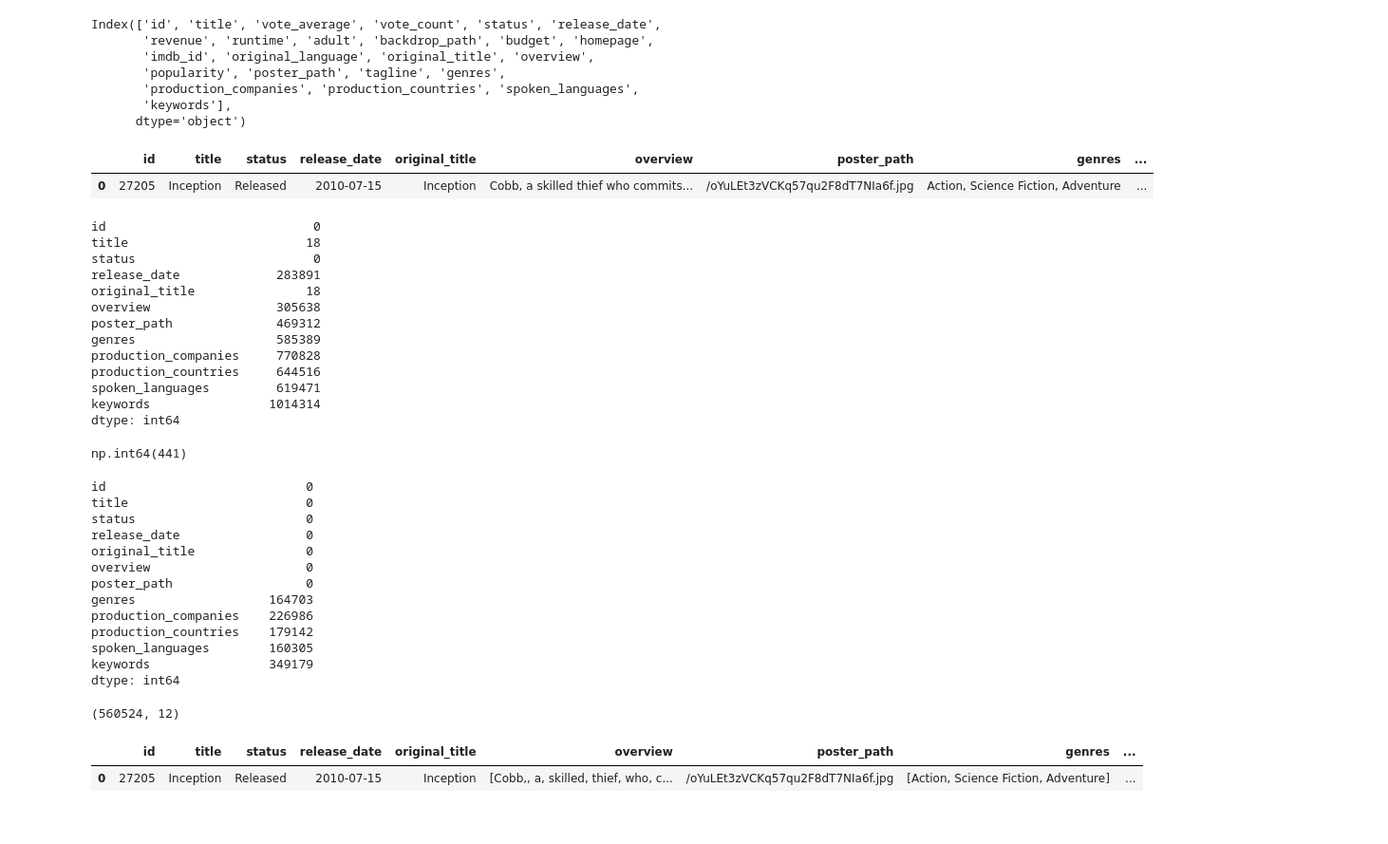
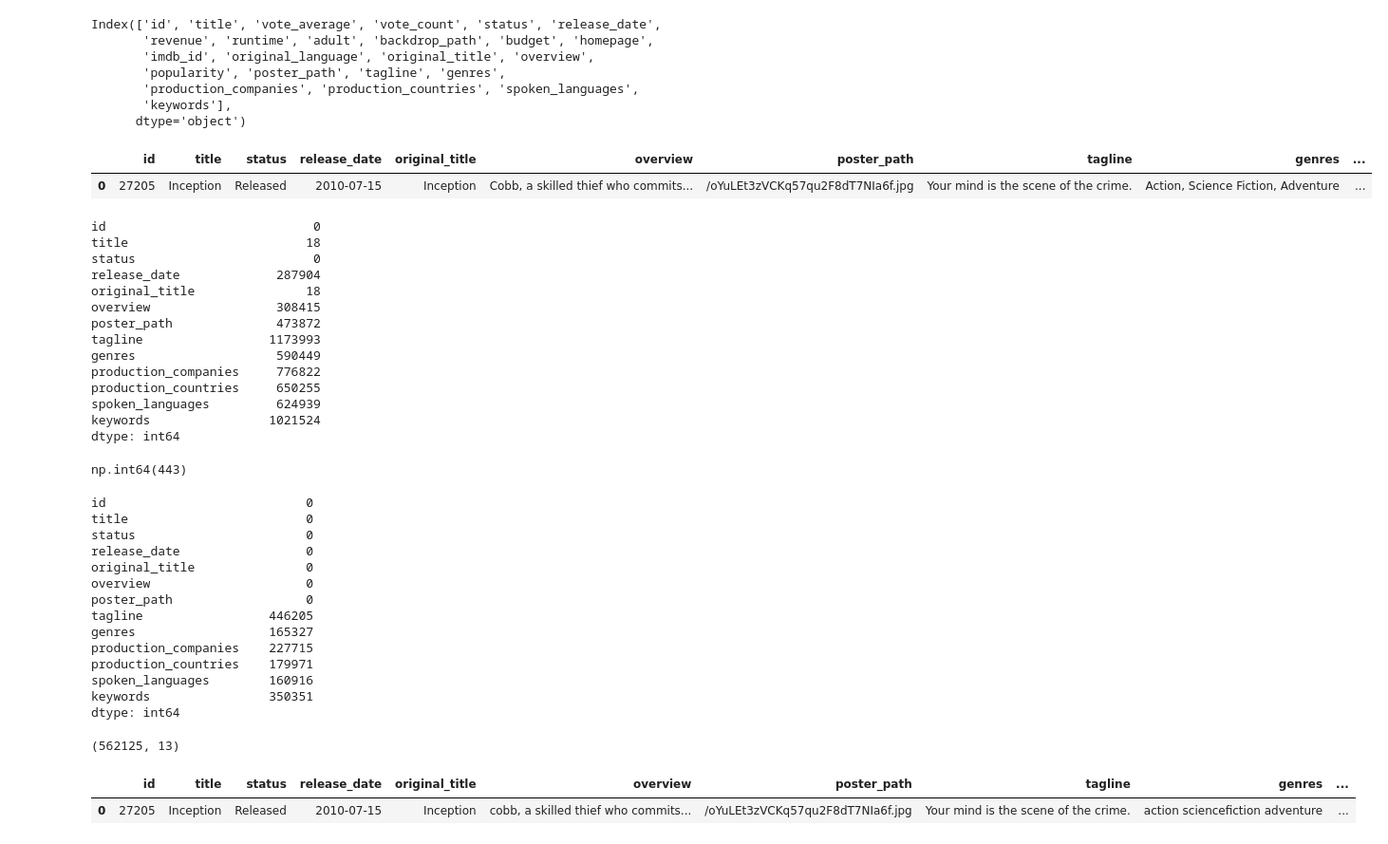
Before and after one commit to KarthikNot/MovieFinder, a Jupyter notebook: notebooks/00_datasets_preprocessing.ipynb, the cells around one changed output. Shown at 95% size. Saved outputs shown, nothing was run; the diff lists cells and outputs as text; code cells hidden in the pictures.

```diff
--- a/notebooks/00_datasets_preprocessing.ipynb
+++ b/notebooks/00_datasets_preprocessing.ipynb
@@ -39,33 +44,34 @@ Index(['id', 'title', 'vote_average', 'vote_count', 'status', 'release_date',
        'keywords'],
       dtype='object')
 # %%
-columns_to_drop = ['adult', 'budget', 'backdrop_path', 'homepage', 'imdb_id', 'runtime', 'tagline', 'popularity', 'revenue', 'vote_average', 'vote_count', 'original_language']
+columns_to_drop = ['adult', 'budget', 'backdrop_path', 'homepage', 'imdb_id', 'runtime', 'popularity', 'revenue', 'vote_average', 'vote_count', 'original_language']
 
 df = movies.drop(columns=columns_to_drop, axis = 1)
 df.head(1)
 # %% [output]
-|  | id | title | status | release_date | original_title | overview | poster_path | genres | ... |
-| 0 | 27205 | Inception | Released | 2010-07-15 | Inception | Cobb, a skilled thief who commits... | /oYuLEt3zVCKq57qu2F8dT7NIa6f.jpg | Action, Science Fiction, Adventure | ... |
+|  | id | title | status | release_date | original_title | overview | poster_path | tagline | genres | ... |
+| 0 | 27205 | Inception | Released | 2010-07-15 | Inception | Cobb, a skilled thief who commits... | /oYuLEt3zVCKq57qu2F8dT7NIa6f.jpg | Your mind is the scene of the crime. | Action, Science Fiction, Adventure | ... |
 # %%
 df.isnull().sum()
 # %% [output]
 id                            0
 title                        18
 status                        0
-release_date             283891
+release_date             287904
 original_title               18
-overview                 305638
-poster_path              469312
-genres                   585389
-production_companies     770828
-production_countries     644516
-spoken_languages         619471
-keywords                1014314
+overview                 308415
+poster_path              473872
+tagline                 1173993
+genres                   590449
+production_companies     776822
+production_countries     650255
+spoken_languages         624939
+keywords                1021524
 dtype: int64
 # %%
 df.duplicated().sum()
 # %% [output]
-np.int64(441)
+np.int64(443)
 # %%
 df.dropna(subset = 'title', inplace = True)
 df.drop_duplicates(subset = 'title', inplace = True)
@@ -84,26 +90,36 @@ release_date                 0
 original_title               0
 overview                     0
 poster_path                  0
-genres                  164703
-production_companies    226986
-production_countries    179142
-spoken_languages        160305
-keywords                349179
+tagline                 446205
+genres                  165327
+production_companies    227715
+production_countries    179971
+spoken_languages        160916
+keywords                350351
 dtype: int64
 # %%
 df.shape
 # %% [output]
-(560524, 12)
+(562125, 13)
 # %%
-df['genres'] = df['genres'].apply(lambda x : str(x).split(','))
-df['production_companies'] = df['production_companies'].apply(lambda x : str(x).split(','))
-df['production_countries'] = df['production_countries'].apply(lambda x : str(x).split(','))
-df['spoken_languages'] = df['spoken_languages'].apply(lambda x : str(x).split(','))
-df['keywords'] = df['keywords'].apply(lambda x : str(x).split(','))
-df['overview'] = df['overview'].apply(lambda x: str(x).split())
+def preprocess_tags(text, separator=' '):
+    if not isinstance(text, str):
+        text = str(text)
+
+    text = text.lower()
+    texts = text.split(separator)
+
+    return ' '.join([t.replace(' ', '') for t in texts])
+
+df['genres'] = df['genres'].apply(preprocess_tags, separator = ',')
+df['production_companies'] = df['production_companies'].apply(preprocess_tags, separator = ',')
+df['production_countries'] = df['production_countries'].apply(preprocess_tags, separator = ',')
+df['spoken_languages'] = df['spoken_languages'].apply(preprocess_tags, separator = ',')
+df['keywords'] = df['keywords'].apply(preprocess_tags, separator = ',')
+df['overview'] = df['overview'].apply(preprocess_tags)
 
 df.head(1)
 # %% [output]
-|  | id | title | status | release_date | original_title | overview | poster_path | genres | ... |
-| 0 | 27205 | Inception | Released | 2010-07-15 | Inception | [Cobb,, a, skilled, thief, who, c... | /oYuLEt3zVCKq57qu2F8dT7NIa6f.jpg | [Action, Science Fiction, Adventure] | ... |
+|  | id | title | status | release_date | original_title | overview | poster_path | tagline | genres | ... |
+| 0 | 27205 | Inception | Released | 2010-07-15 | Inception | cobb, a skilled thief who commits... | /oYuLEt3zVCKq57qu2F8dT7NIa6f.jpg | Your mind is the scene of the crime. | action sciencefiction adventure | ... |
 # %%
```
Also changed, not shown: parts of 10 cells of this notebook, 7 other files.
